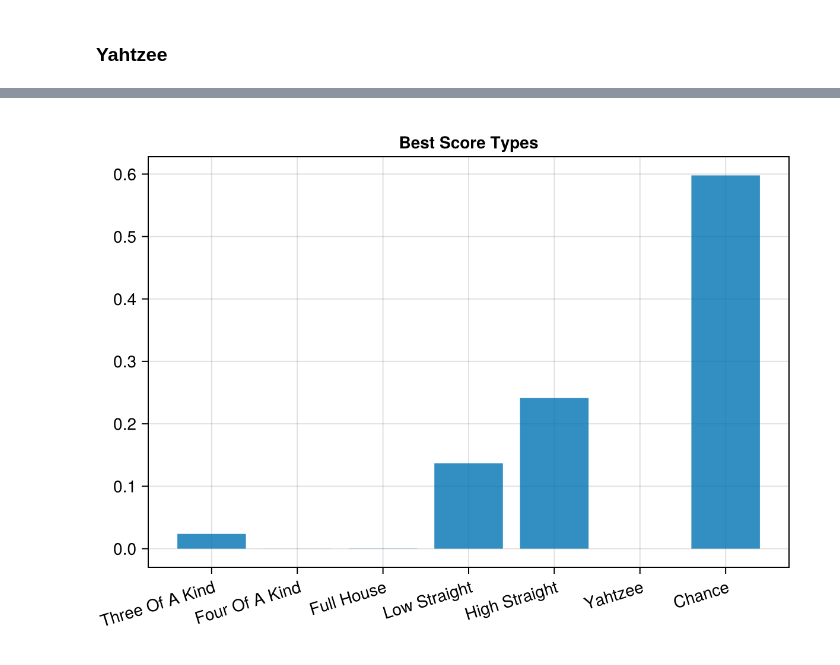
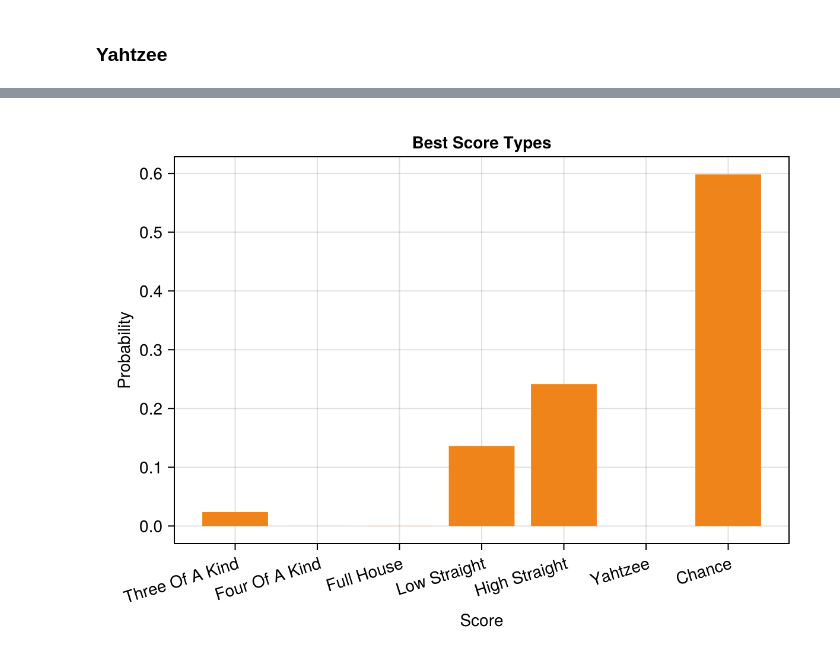
Before and after one commit to TyrianHobbs/StupidDiceTricksRepo, a Jupyter notebook: THScratchpad.ipynb, the cells around one changed output, grey strips where cells are left out. Drawn from its saved outputs; the diff is of its cells as text; code cells hidden in the pictures.

```diff
--- a/THScratchpad.ipynb
+++ b/THScratchpad.ipynb
@@ -123,10 +164,10 @@ playYahzee (generic function with 2 methods)
 # %%
-scores = Int[]
-scoretypes = String[]
+iscores = Int[]
+iscoretypes = String[]
 t = playYahtzee(1_000_000)
 s = scorePool.(t)
 for i = 1:1_000_000
-    push!(scores, s[i][1])
-    push!(scoretypes, s[i][2])
+    push!(iscores, s[i][1])
+    push!(iscoretypes, s[i][2])
 end
 # %%
@@ -158,9 +191,10 @@ Dict{String, Int64} with 7 entries:
 # %%
+d = countmap(iscoretypes)
 scoretypes = ["Three Of A Kind", "Four Of A Kind", "Full House", "Low Straight", "High Straight", "Yahtzee", "Chance"]
-scorecounts = Int[]
+iscorecounts = Int[]
 for i in scoretypes
-    push!(scorecounts, get!(d, i, 0))
+    push!(iscorecounts, get!(d, i, 0))
 end
-scorepers = scorecounts./1_000_000
+iscorepers = iscorecounts./1_000_000
 # %% [output]
 7-element Vector{Float64}:
@@ -182,9 +231,17 @@ barplot(scorepers,
 # %%
+sscores = Int[]
+sscoretypes = String[]
+t = playYahtzee(1_000_000)
+s = scorePool.(t)
+for i = 1:1_000_000
+    push!(sscores, s[i][1])
+    push!(sscoretypes, s[i][2])
+end
 straight1 = scorePool.(rerollForStraight.(rerollForStraight.(t)))
-scores = Int[]
-types = String[]
+sscores = Int[]
+stypes = String[]
 for i = 1:length(straight1)
-    push!(scores, straight1[i][1])
-    push!(types, straight1[i][2])
+    push!(sscores, straight1[i][1])
+    push!(stypes, straight1[i][2])
 end
 # %%
@@ -215,14 +265,16 @@ Dict{String, Int64} with 6 entries:
 # %%
+d = countmap(stypes)
 scoretypes = ["Three Of A Kind", "Four Of A Kind", "Full House", "Low Straight", "High Straight", "Yahtzee", "Chance"]
-scorecounts = Int[]
+sscorecounts = Int[]
 for i in scoretypes
-    push!(scorecounts, get!(d, i, 0))
+    push!(sscorecounts, get!(d, i, 0))
 end
-scorepers = scorecounts./1_000_000
-barplot(scorepers,
+sscorepers = sscorecounts./1_000_000
+barplot(sscorepers, color = "#ef851a",
     axis = (xticks = (1:7, scoretypes),
             xticklabelrotation = 0.3,
-            title = "Best Score Types")
-)
+            yticks = 0:0.1:1,
+            xlabel = "Score", ylabel = "Probability",
+            title = "Best Score Types"))
 # %% [output]
-[figure, old version]
+[figure, new version]
```
Also changed, not shown: parts of 42 cells of this notebook, 2 other files.
